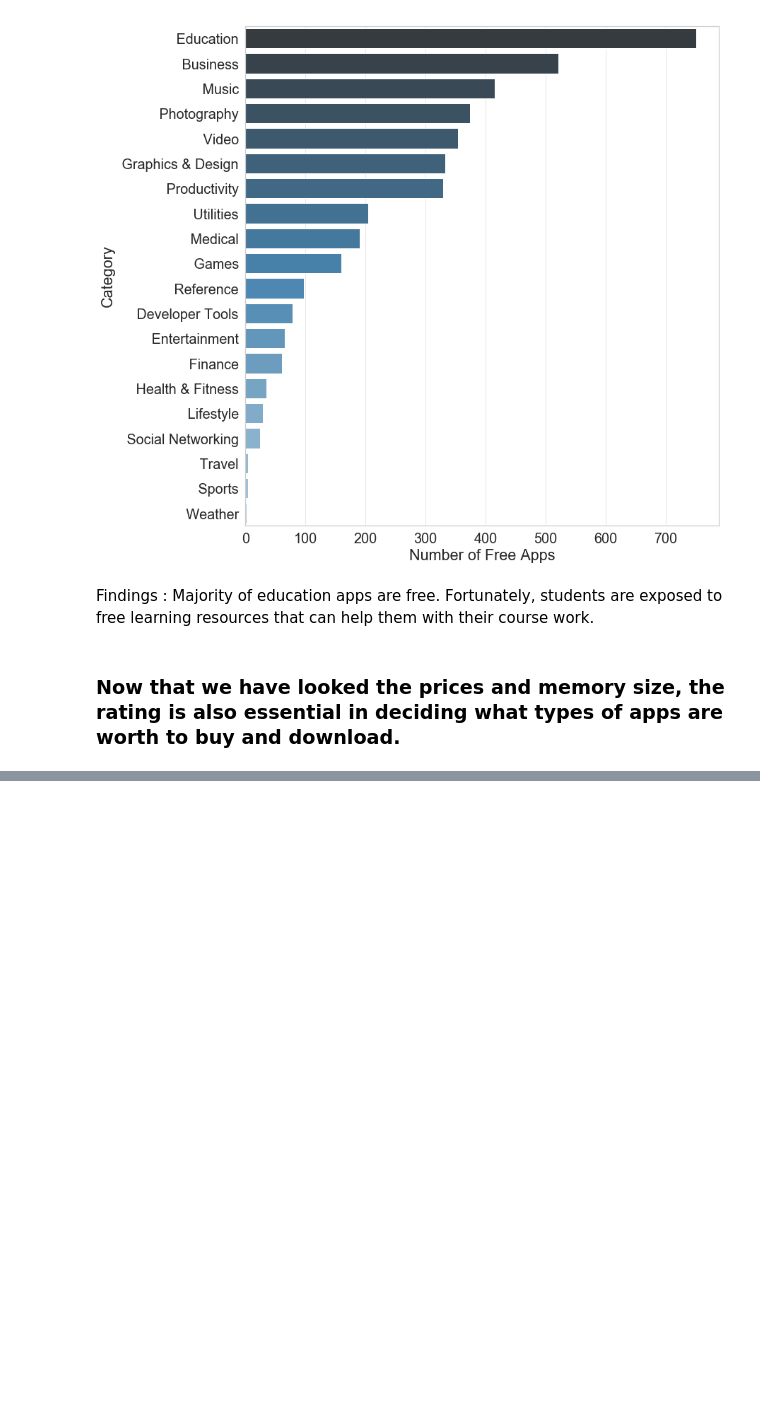
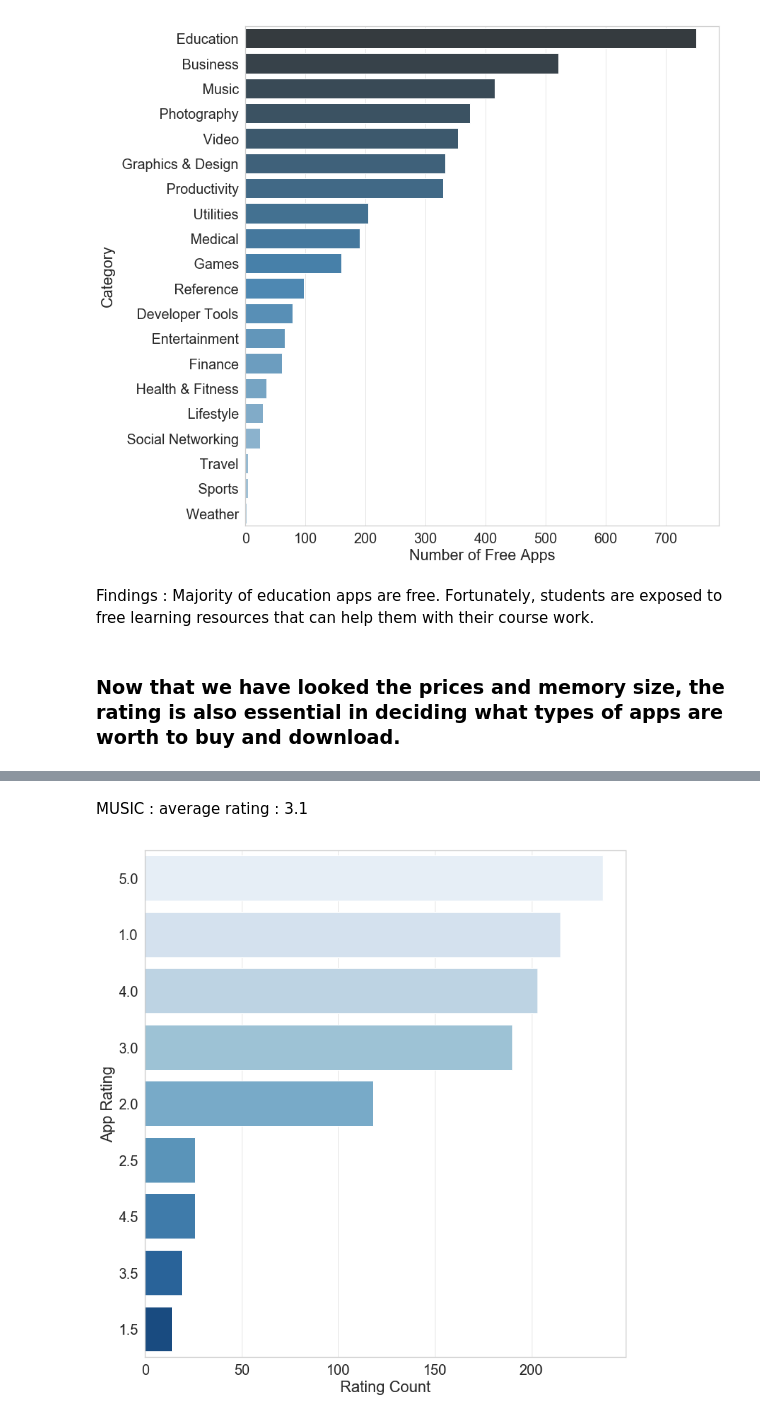
Before and after one commit to drucilal/Scraping_AppleMac_Store, a Jupyter notebook: Mac_EDA.ipynb, the cells around one changed output, grey strips where cells are left out. Cells and saved outputs as stored; diff of their text form; code cells hidden in the pictures; blank space fills up the shorter version.

```diff
--- a/Mac_EDA.ipynb
+++ b/Mac_EDA.ipynb
@@ -259,0 +308,13 @@ Findings : Majority of education apps are free. Fortunately, students are expose
+# %% [markdown]
+MUSIC : average rating : 3.1
+# %%
+music_rate = filtered_rating[filtered_rating['category'].str.contains('Music')].sort_values(by ='rating_est', ascending = False)
+highest_music = music_rate.query('rating >= 5.0')
+# %%
+sns.set(style = 'whitegrid', font_scale = 1.8, rc={"figure.figsize": (12, 13), 'grid.color': '0.9'},)
+x = sns.countplot(y = 'rating_est', data = music_rate, palette= "Blues", order = music_rate['rating_est'].value_counts().index)
+plt.xlabel('Rating Count')
+plt.ylabel('App Rating')
+plt.show(x)
+# %% [output]
+[figure, added]
```
Also changed, not shown: parts of 29 cells of this notebook.
